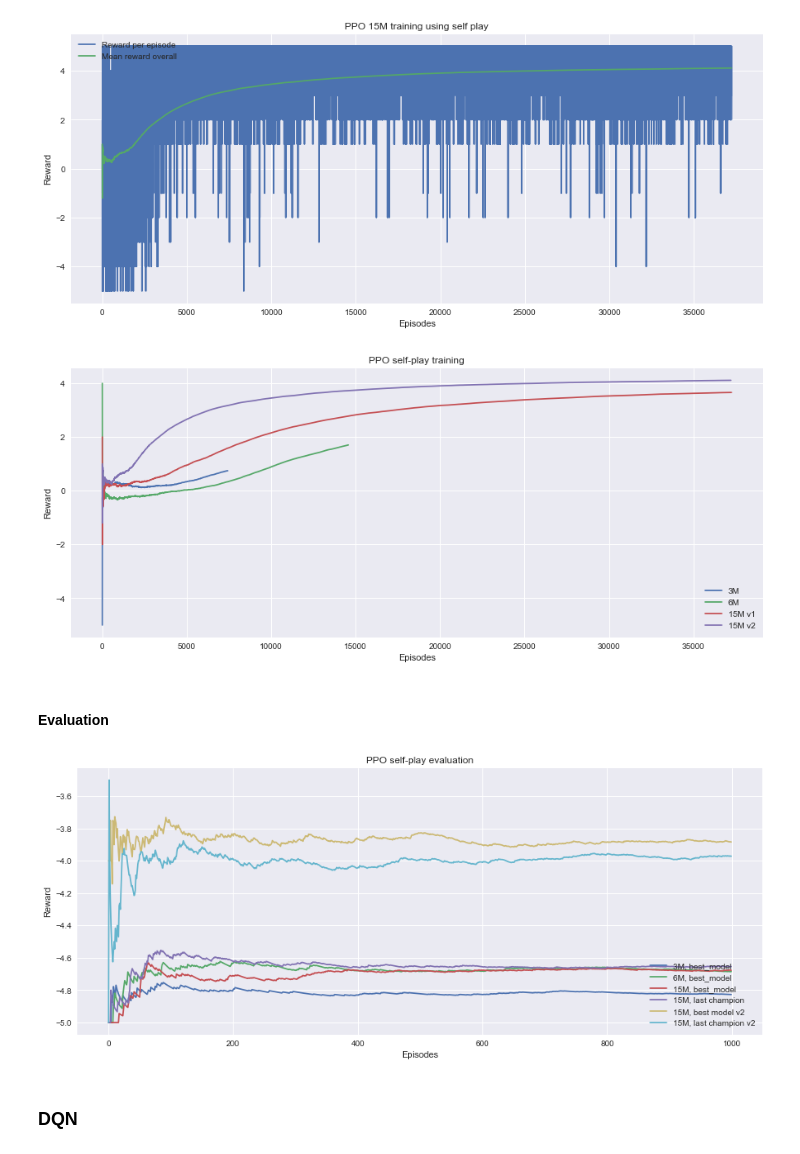
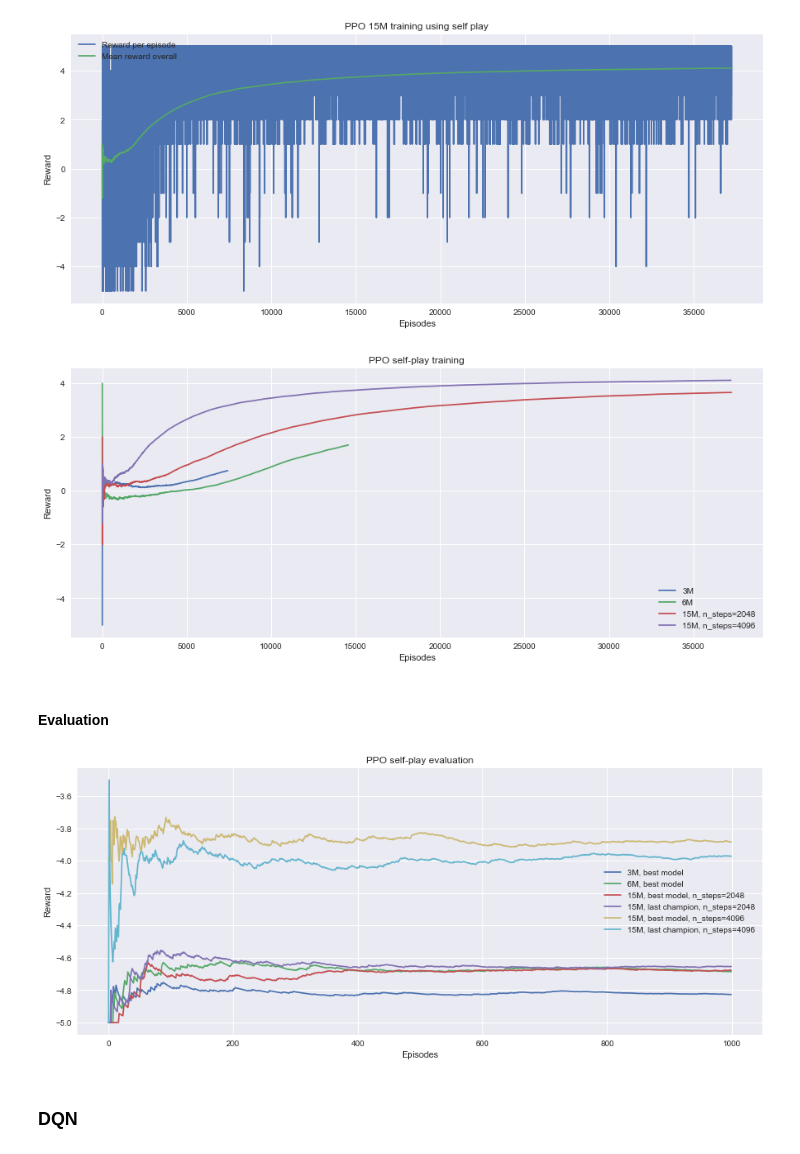
Before and after one commit to andreszpt/rl-slimevolley, a Jupyter notebook: src/selfplay.ipynb, the cells around one changed output. Drawn from its saved outputs; the diff is of its cells as text; code cells hidden in the pictures.

Commit message:
Clean self-play tests

```diff
--- a/src/selfplay.ipynb
+++ b/src/selfplay.ipynb
@@ -24,6 +24,7 @@ BEST_THRESHOLD = 0.5 # must achieve a mean score above this to replace prev best
 plt.style.use('seaborn')
 
 LOGDIR = join('..', 'logs', 'selfplay')
+FIGDIR = join('..', 'figures', 'selfplay')
 # %%
 class SlimeVolleySelfPlayEnv(slimevolleygym.SlimeVolleyEnv):
   # wrapper over the normal single player env, but loads the best self play model
@@ -149,14 +150,16 @@ ppo_train4 = pd.read_csv(join(LOGDIR, 'PPO', 'ppo15m_v2_train.monitor.csv'), ski
 fig, ax = plt.subplots(figsize=(15, 6))
 ax.plot(ppo_train1, label='3M')
 ax.plot(ppo_train2, label='6M')
-ax.plot(ppo_train3, label='15M v1')
-ax.plot(ppo_train4, label='15M v2')
+ax.plot(ppo_train3, label='15M, n_steps=2048')
+ax.plot(ppo_train4, label='15M, n_steps=4096')
 ax.set_xlabel('Episodes')
 ax.set_ylabel('Reward')
 ax.set_title('PPO self-play training')
 ax.legend(loc='lower right');
+
+plt.savefig(join(FIGDIR, 'PPO self-play training'), dpi=300, bbox_inches='tight')
 # %% [output]
-[figure, old version]
+[figure, new version]
 # %% [markdown]
 #### Evaluation
 # %%
@@ -169,23 +172,25 @@ save_results(eval_rew, eval_len, join('PPO', 'ppo_self_eval_15m_champ_v2.csv'))
 # %%
 ppo_eval1 = pd.read_csv(join(LOGDIR, 'PPO', 'ppo_self_eval_3m.csv')).loc[:, 'eval_rewards'].expanding().mean()
 ppo_eval2 = pd.read_csv(join(LOGDIR, 'PPO', 'ppo_self_eval_6m.csv')).loc[:, 'eval_rewards'].expanding().mean()
 ppo_eval3 = pd.read_csv(join(LOGDIR, 'PPO', 'ppo_self_eval_15m.csv')).loc[:, 'eval_rewards'].expanding().mean()
 ppo_eval4 = pd.read_csv(join(LOGDIR, 'PPO', 'ppo_self_eval_15m_champ.csv')).loc[:, 'eval_rewards'].expanding().mean()
 ppo_eval5 = pd.read_csv(join(LOGDIR, 'PPO', 'ppo_self_eval_15m_v2.csv')).loc[:, 'eval_rewards'].expanding().mean()
 ppo_eval6 = pd.read_csv(join(LOGDIR, 'PPO', 'ppo_self_eval_15m_champ_v2.csv')).loc[:, 'eval_rewards'].expanding().mean()
 fig, ax = plt.subplots(figsize=(15, 6))
-ax.plot(ppo_eval1, label='3M, best_model')
-ax.plot(ppo_eval2, label='6M, best_model')
-ax.plot(ppo_eval3, label='15M, best_model')
-ax.plot(ppo_eval4, label='15M, last champion')
-ax.plot(ppo_eval5, label='15M, best model v2')
-ax.plot(ppo_eval6, label='15M, last champion v2')
+ax.plot(ppo_eval1, label='3M, best model')
+ax.plot(ppo_eval2, label='6M, best model')
+ax.plot(ppo_eval3, label='15M, best model, n_steps=2048')
+ax.plot(ppo_eval4, label='15M, last champion, n_steps=2048')
+ax.plot(ppo_eval5, label='15M, best model, n_steps=4096')
+ax.plot(ppo_eval6, label='15M, last champion, n_steps=4096')
 ax.set_xlabel('Episodes')
 ax.set_ylabel('Reward')
 ax.set_title('PPO self-play evaluation')
-ax.legend(loc='lower right');
+ax.legend();
+
+plt.savefig(join(FIGDIR, 'PPO self-play evaluation'), dpi=300, bbox_inches='tight')
 # %% [output]
-[figure, old version]
+[figure, new version]
 # %% [markdown]
 ### DQN
 # %% [markdown]
```
Also changed, not shown: parts of 6 cells of this notebook, 10 other files.
